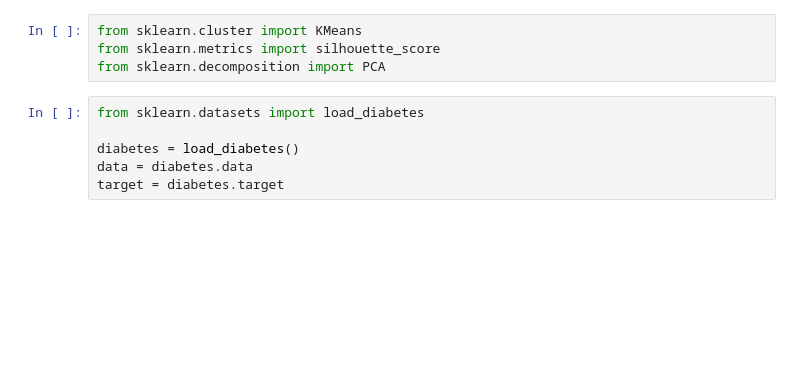
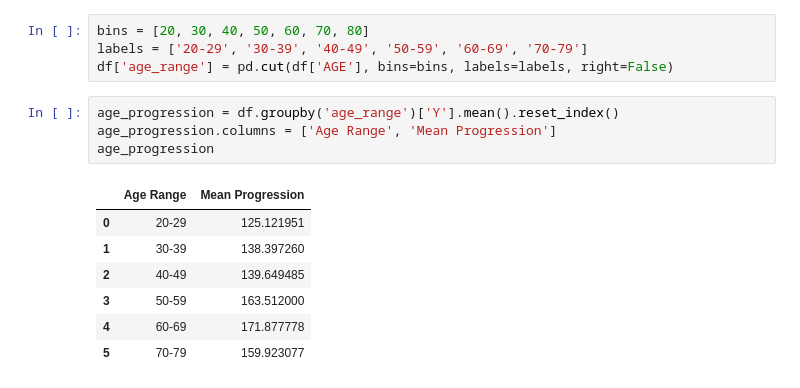
Before and after one commit to alfredwisana/DPV, a Jupyter notebook: Practical 1/assignment1.ipynb, the cells around one changed output. Drawn from its saved outputs; the diff is of its cells as text; blank space fills up the shorter version.

```diff
--- a/Practical 1/assignment1.ipynb
+++ b/Practical 1/assignment1.ipynb
@@ -54,13 +55,19 @@ data.describe()
 | 50% | 50.000000 | 1.000000 | 25.700000 | 93.000000 | 186.000000 | 113.000000 | 48.000000 | 4.000000 | 4.620050 | 91.000000 | 140.500000 |
 | 75% | 59.000000 | 2.000000 | 29.275000 | 105.000000 | 209.750000 | 134.500000 | 57.750000 | 5.000000 | 4.997200 | 98.000000 | 211.500000 |
 | max | 79.000000 | 2.000000 | 42.200000 | 133.000000 | 301.000000 | 242.400000 | 99.000000 | 9.090000 | 6.107000 | 124.000000 | 346.000000 |
-# %%
-from sklearn.cluster import KMeans
-from sklearn.metrics import silhouette_score
-from sklearn.decomposition import PCA
-# %%
-from sklearn.datasets import load_diabetes
-
-diabetes = load_diabetes()
-data = diabetes.data
-target = diabetes.target
+# %%
+bins = [20, 30, 40, 50, 60, 70, 80]
+labels = ['20-29', '30-39', '40-49', '50-59', '60-69', '70-79']
+df['age_range'] = pd.cut(df['AGE'], bins=bins, labels=labels, right=False)
+# %%
+age_progression = df.groupby('age_range')['Y'].mean().reset_index()
+age_progression.columns = ['Age Range', 'Mean Progression']
+age_progression
+# %% [output]
+|  | Age Range | Mean Progression |
+| 0 | 20-29 | 125.121951 |
+| 1 | 30-39 | 138.397260 |
+| 2 | 40-49 | 139.649485 |
+| 3 | 50-59 | 163.512000 |
+| 4 | 60-69 | 171.877778 |
+| 5 | 70-79 | 159.923077 |
```
Also changed, not shown: parts of 8 cells of this notebook.
